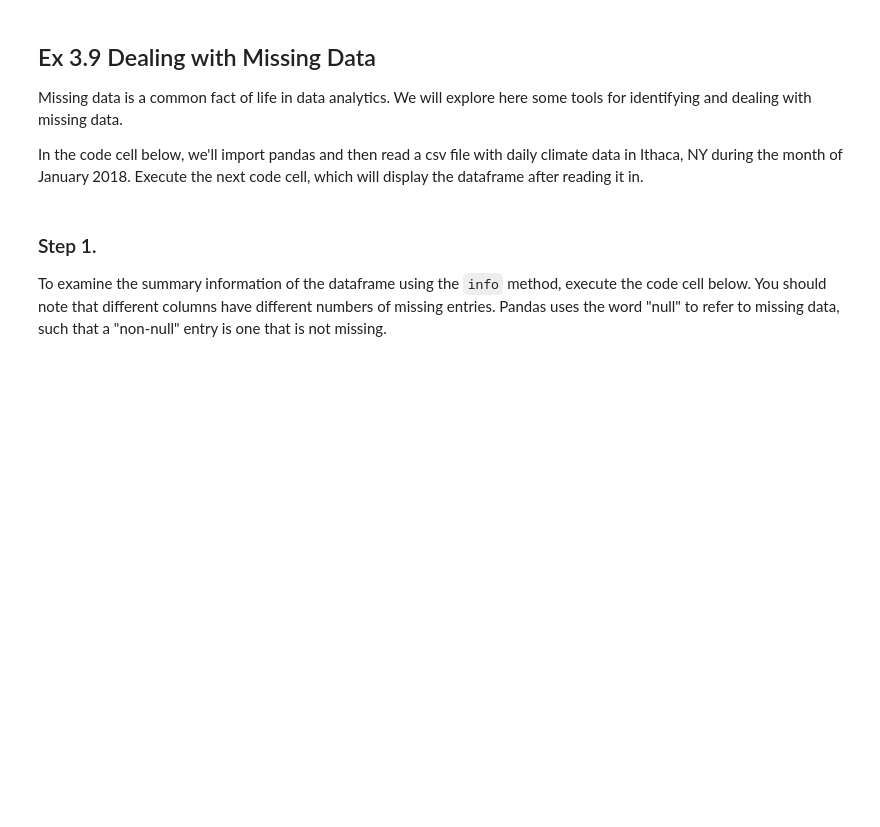
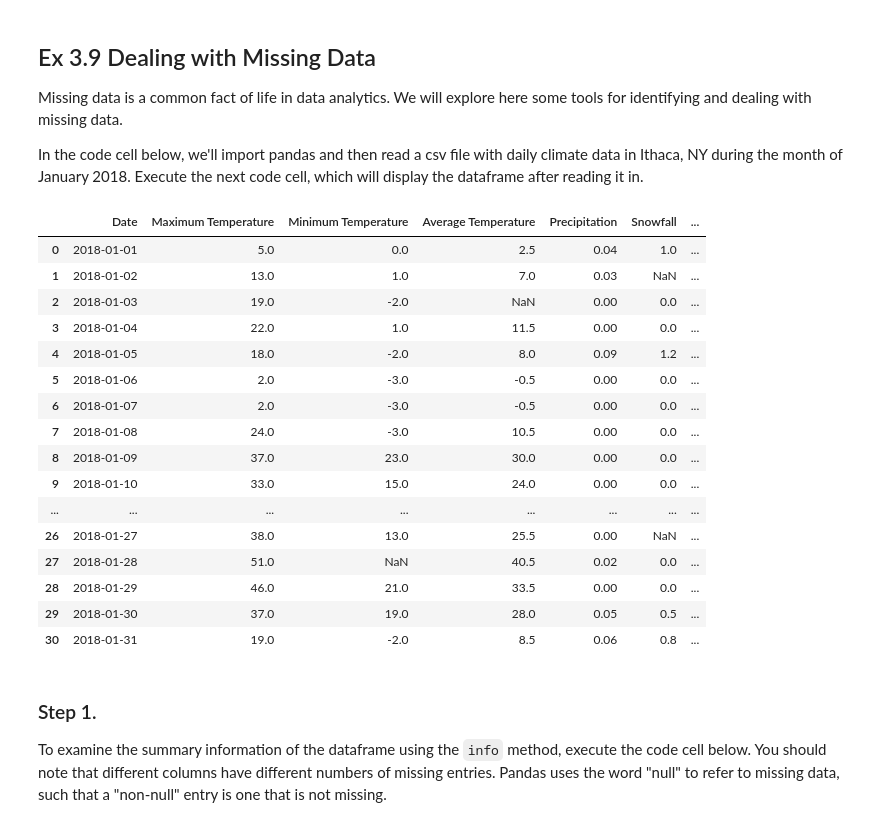
Before and after one commit to brownieboi3128/CIS_340, a Jupyter notebook: 3/3.9/Ex3.9_MissingData.ipynb, the cells around one changed output. Cells and saved outputs as stored; diff of their text form; code cells hidden in the pictures; blank space fills up the shorter version.

```diff
--- a/3/3.9/Ex3.9_MissingData.ipynb
+++ b/3/3.9/Ex3.9_MissingData.ipynb
@@ -6,8 +6,26 @@ Missing data is a common fact of life in data analytics.  We will explore here s
 In the code cell below, we'll import pandas and then read a csv file with daily climate data in Ithaca, NY during the month of January 2018.  Execute the next code cell, which will display the dataframe after reading it in.
 # %%
 import pandas as pd
-df = pd.read_csv('Data/IthacaDailyClimateJan2018.csv', parse_dates=['Date'])
+df = pd.read_csv('IthacaDailyClimateJan2018.csv', parse_dates=['Date'])
 df
+# %% [output]
+|  | Date | Maximum Temperature | Minimum Temperature | Average Temperature | Precipitation | Snowfall | ... |
+| 0 | 2018-01-01 | 5.0 | 0.0 | 2.5 | 0.04 | 1.0 | ... |
+| 1 | 2018-01-02 | 13.0 | 1.0 | 7.0 | 0.03 | NaN | ... |
+| 2 | 2018-01-03 | 19.0 | -2.0 | NaN | 0.00 | 0.0 | ... |
+| 3 | 2018-01-04 | 22.0 | 1.0 | 11.5 | 0.00 | 0.0 | ... |
+| 4 | 2018-01-05 | 18.0 | -2.0 | 8.0 | 0.09 | 1.2 | ... |
+| 5 | 2018-01-06 | 2.0 | -3.0 | -0.5 | 0.00 | 0.0 | ... |
+| 6 | 2018-01-07 | 2.0 | -3.0 | -0.5 | 0.00 | 0.0 | ... |
+| 7 | 2018-01-08 | 24.0 | -3.0 | 10.5 | 0.00 | 0.0 | ... |
+| 8 | 2018-01-09 | 37.0 | 23.0 | 30.0 | 0.00 | 0.0 | ... |
+| 9 | 2018-01-10 | 33.0 | 15.0 | 24.0 | 0.00 | 0.0 | ... |
+| ... | ... | ... | ... | ... | ... | ... | ... |
+| 26 | 2018-01-27 | 38.0 | 13.0 | 25.5 | 0.00 | NaN | ... |
+| 27 | 2018-01-28 | 51.0 | NaN | 40.5 | 0.02 | 0.0 | ... |
+| 28 | 2018-01-29 | 46.0 | 21.0 | 33.5 | 0.00 | 0.0 | ... |
+| 29 | 2018-01-30 | 37.0 | 19.0 | 28.0 | 0.05 | 0.5 | ... |
+| 30 | 2018-01-31 | 19.0 | -2.0 | 8.5 | 0.06 | 0.8 | ... |
 # %% [markdown]
 ### Step 1.
 
```
Also changed, not shown: parts of 13 cells of this notebook, 1 other file.
